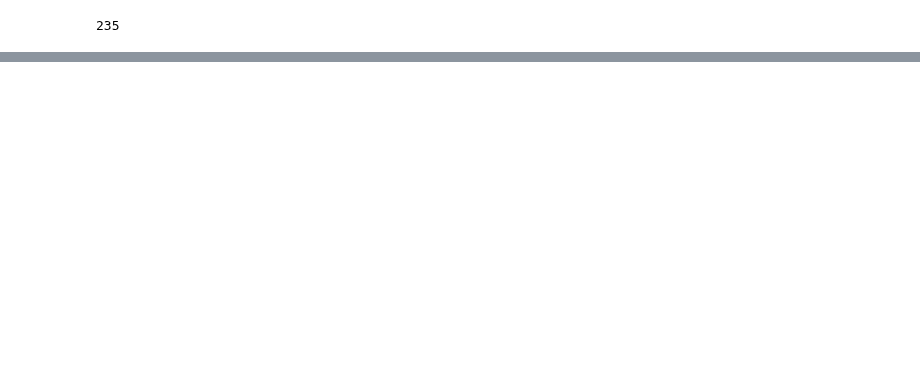
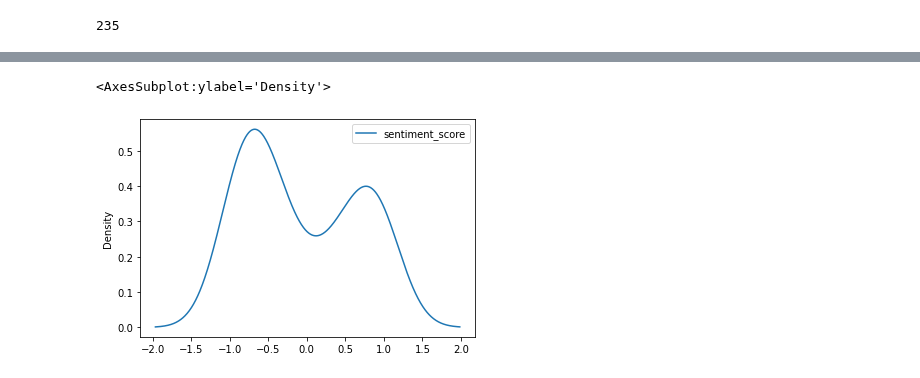
Before and after one commit to Yepadee/ads-cwk, a Jupyter notebook: sentiment.ipynb, the cells around one changed output, grey strips where cells are left out. Saved outputs shown, nothing was run; the diff lists cells and outputs as text; code cells hidden in the pictures; blank space fills up the shorter version.

```diff
--- a/sentiment.ipynb
+++ b/sentiment.ipynb
@@ -304,0 +275,5 @@ negative_rows.apply(pd.value_counts)
+# %%
+bad_words_rows[bad_words_rows["star_rating"] == 2].plot.kde(y='sentiment_score')
+# %% [output]
+<AxesSubplot:ylabel='Density'>
+[figure, added]
```
Also changed, not shown: parts of 17 cells of this notebook.
